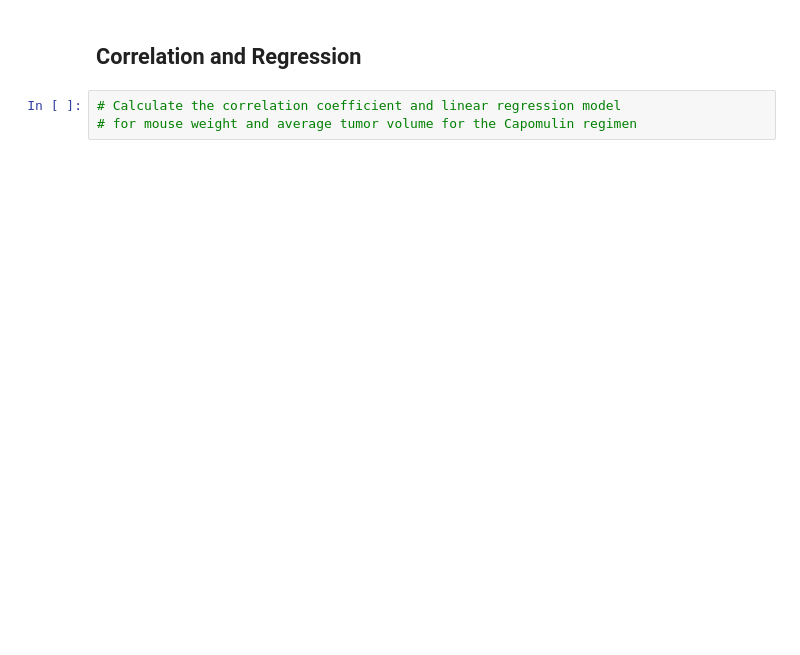
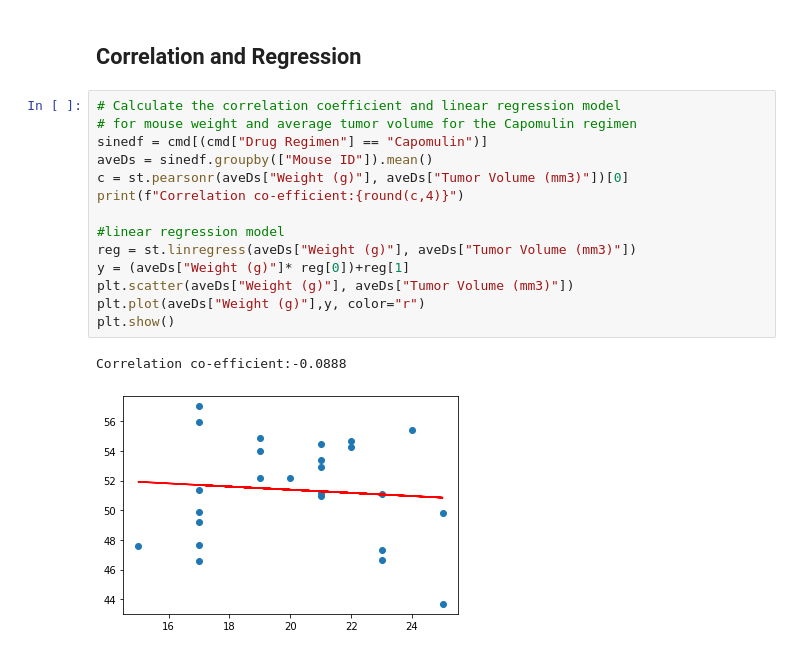
Before and after one commit to rrgpal-dev/MatPlotLib-work, a Jupyter notebook: pymaceuticals_starter.ipynb, the cells around one changed output. Saved outputs shown, nothing was run; the diff lists cells and outputs as text; blank space fills up the shorter version.

```diff
--- a/pymaceuticals_starter.ipynb
+++ b/pymaceuticals_starter.ipynb
@@ -242,5 +242,19 @@ plt.show()
 # %% [markdown]
 ## Correlation and Regression
-# %%
-# Calculate the correlation coefficient and linear regression model
-# for mouse weight and average tumor volume for the Capomulin regimen
+# %%
+# Calculate the correlation coefficient and linear regression model
+# for mouse weight and average tumor volume for the Capomulin regimen
+sinedf = cmd[(cmd["Drug Regimen"] == "Capomulin")]
+aveDs = sinedf.groupby(["Mouse ID"]).mean()
+c = st.pearsonr(aveDs["Weight (g)"], aveDs["Tumor Volume (mm3)"])[0]
+print(f"Correlation co-efficient:{round(c,4)}")
+
+#linear regression model
+reg = st.linregress(aveDs["Weight (g)"], aveDs["Tumor Volume (mm3)"])
+y = (aveDs["Weight (g)"]* reg[0])+reg[1]
+plt.scatter(aveDs["Weight (g)"], aveDs["Tumor Volume (mm3)"])
+plt.plot(aveDs["Weight (g)"],y, color="r")
+plt.show()
+# %% [output]
+Correlation co-efficient:-0.0888
+[figure, added]
```
Also changed, not shown: parts of 2 cells of this notebook, 1 other file.
